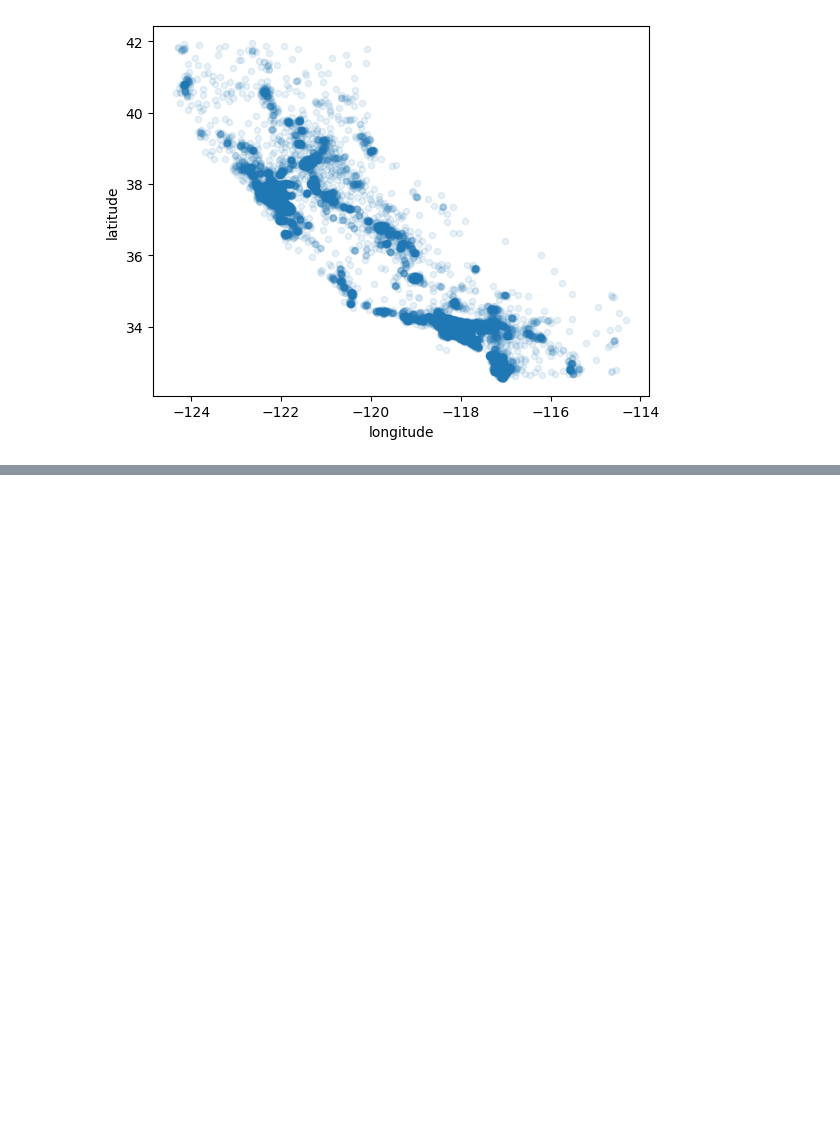
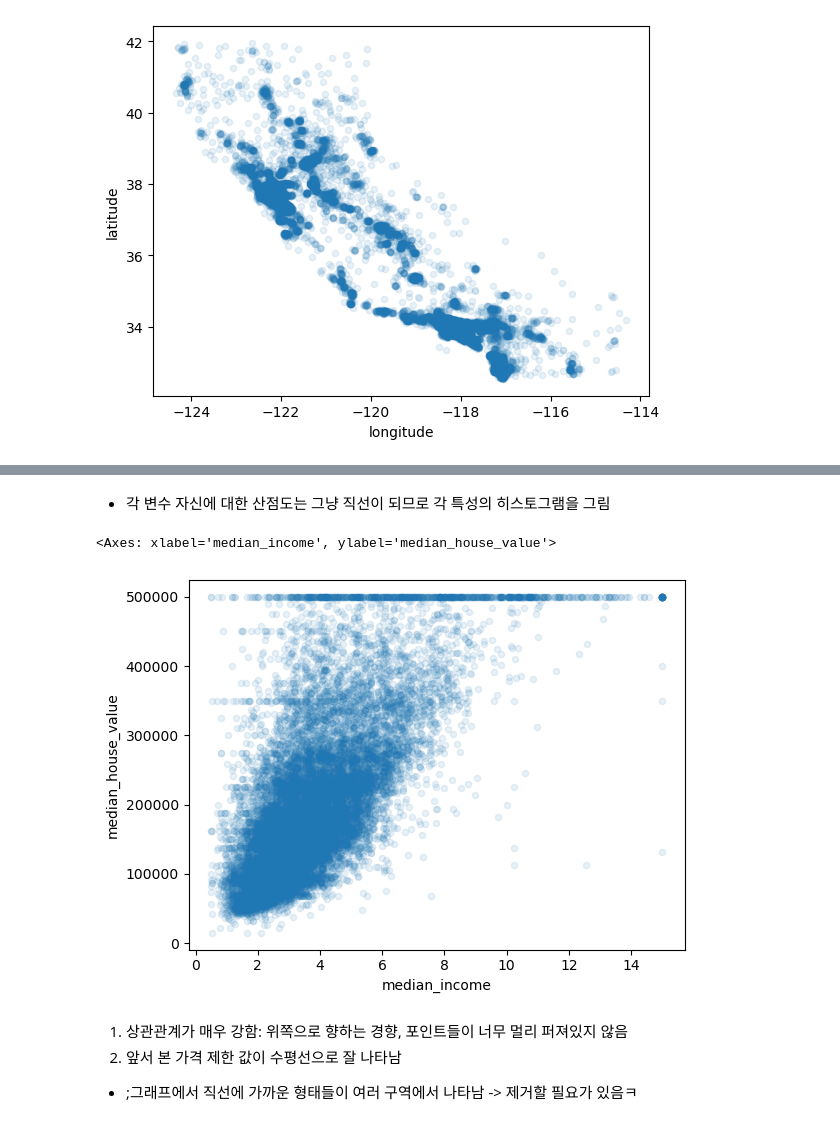
Before and after one commit to hello-kitsch/hello-kitsch.github.io, a Jupyter notebook: hands_on_ml/hands_on_ml_2_end_to_end_ml_prj.ipynb, the cells around one changed output, grey strips where cells are left out. Cells and saved outputs as stored; diff of their text form; code cells hidden in the pictures; blank space fills up the shorter version.

```diff
--- a/hands_on_ml/hands_on_ml_2_end_to_end_ml_prj.ipynb
+++ b/hands_on_ml/hands_on_ml_2_end_to_end_ml_prj.ipynb
@@ -291,0 +356,12 @@ housing.plot(kind="scatter", x="longitude", y="latitude", alpha=0.4, )
+# %% [markdown]
+- 각 변수 자신에 대한 산점도는 그냥 직선이 되므로 각 특성의 히스토그램을 그림
+# %%
+#예측에 가장 유용할 것 같은 중간 주택 가격과 중간 소득의 상관관계 산점도만 떼어보기
+housing.plot(kind="scatter", x="median_income", y="median_house_value", alpha=0.1)
+# %% [output]
+<Axes: xlabel='median_income', ylabel='median_house_value'>
+[figure, added]
+# %% [markdown]
+1. 상관관계가 매우 강함: 위쪽으로 향하는 경향, 포인트들이 너무 멀리 퍼져있지 않음
+2. 앞서 본 가격 제한 값이 수평선으로 잘 나타남
+- ;그래프에서 직선에 가까운 형태들이 여러 구역에서 나타남 -> 제거할 필요가 있음ㅋ
```
Also changed, not shown: parts of 34 cells of this notebook, 3 other files.
